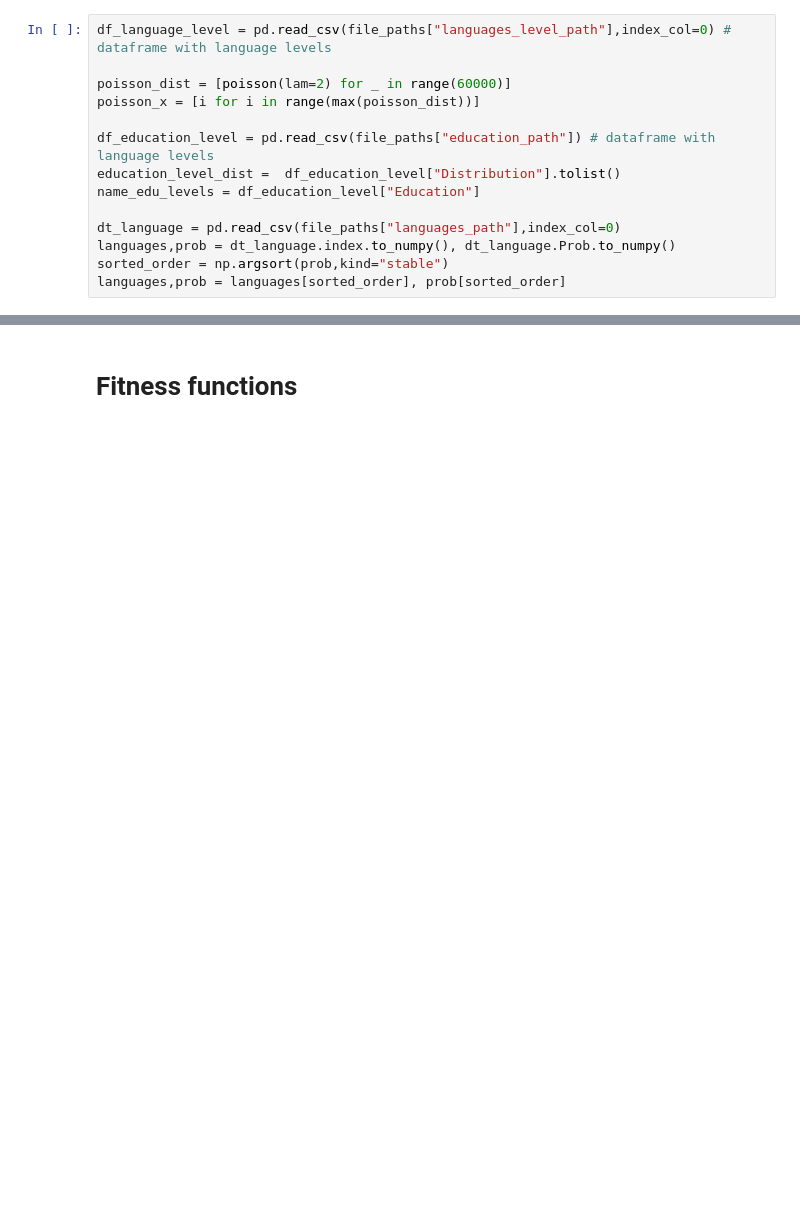
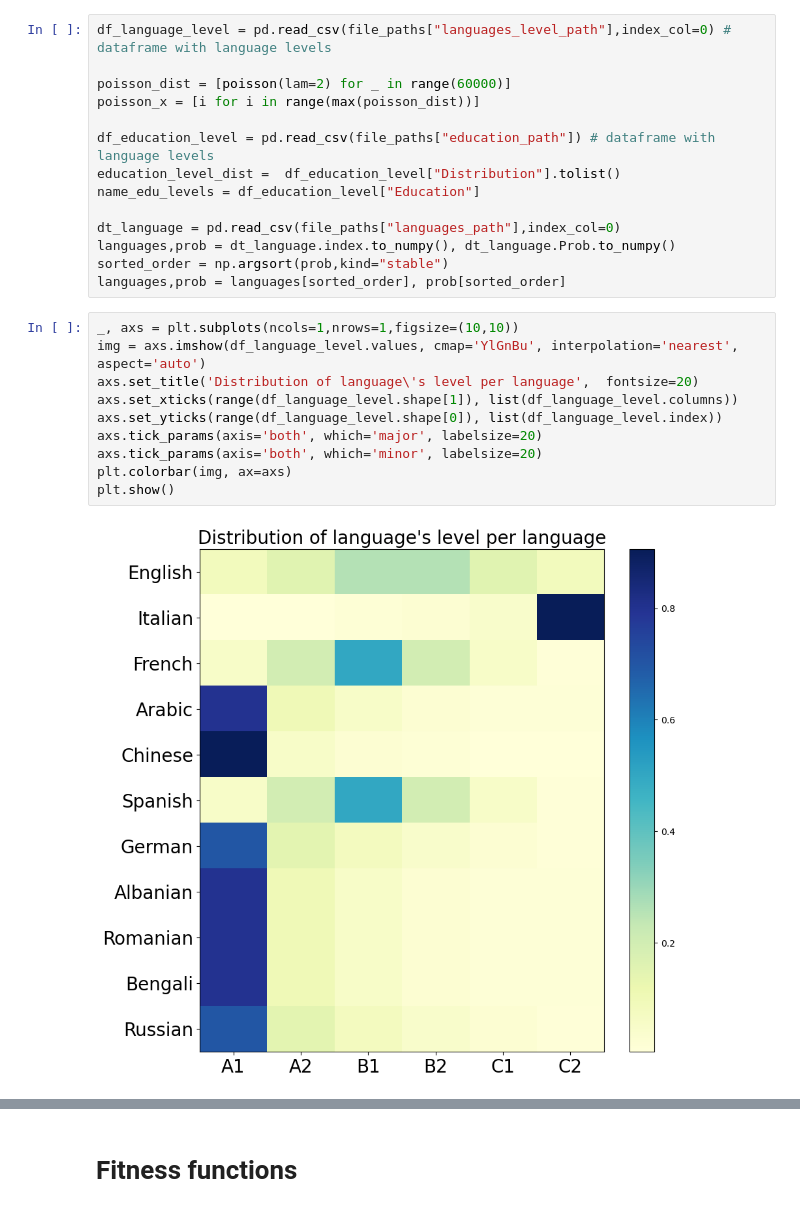
Before and after one commit to jacons/Interpretable-by-design-Human-Recommender, a Jupyter notebook: other_notebook/show_distribution.ipynb, the cells around one changed output, grey strips where cells are left out. Drawn from its saved outputs; the diff is of its cells as text; blank space fills up the shorter version.

```diff
--- a/other_notebook/show_distribution.ipynb
+++ b/other_notebook/show_distribution.ipynb
@@ -29,6 +29,18 @@ dt_language = pd.read_csv(file_paths["languages_path"],index_col=0)
 languages,prob = dt_language.index.to_numpy(), dt_language.Prob.to_numpy()
 sorted_order = np.argsort(prob,kind="stable")
 languages,prob = languages[sorted_order], prob[sorted_order]
+# %%
+_, axs = plt.subplots(ncols=1,nrows=1,figsize=(10,10))
+img = axs.imshow(df_language_level.values, cmap='YlGnBu', interpolation='nearest', aspect='auto')
+axs.set_title('Distribution of language\'s level per language',  fontsize=20)
+axs.set_xticks(range(df_language_level.shape[1]), list(df_language_level.columns))
+axs.set_yticks(range(df_language_level.shape[0]), list(df_language_level.index))
+axs.tick_params(axis='both', which='major', labelsize=20)
+axs.tick_params(axis='both', which='minor', labelsize=20)
+plt.colorbar(img, ax=axs)
+plt.show()
+# %% [output]
+[figure, added]
 # %%
 default_par = dict(
     color="#a74e25",
```
Also changed, not shown: parts of 10 cells of this notebook, 23 other files.
